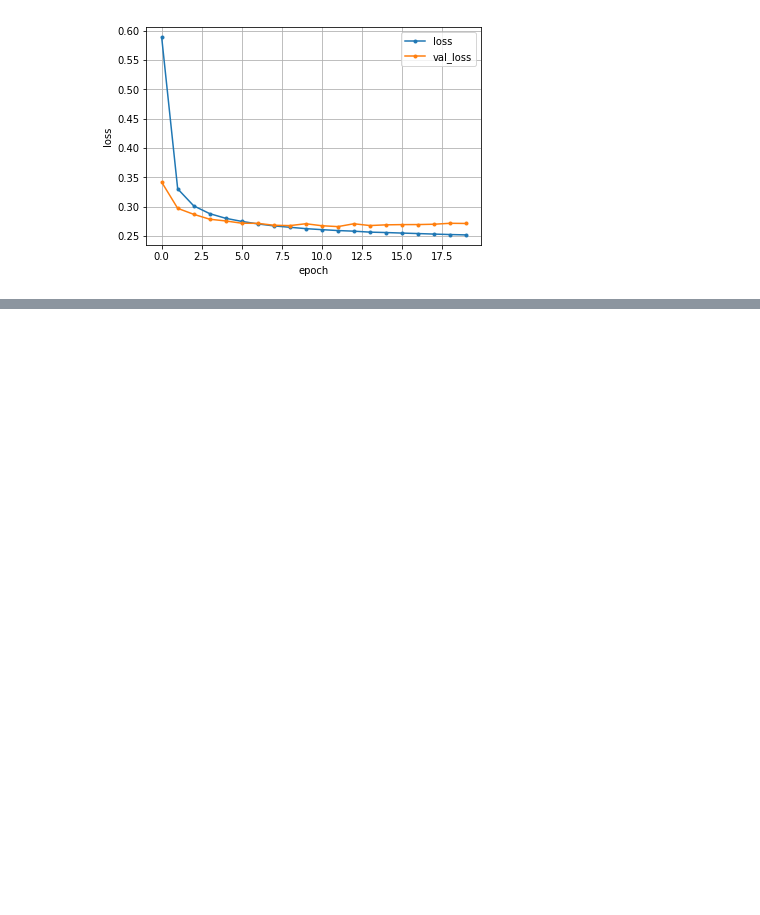
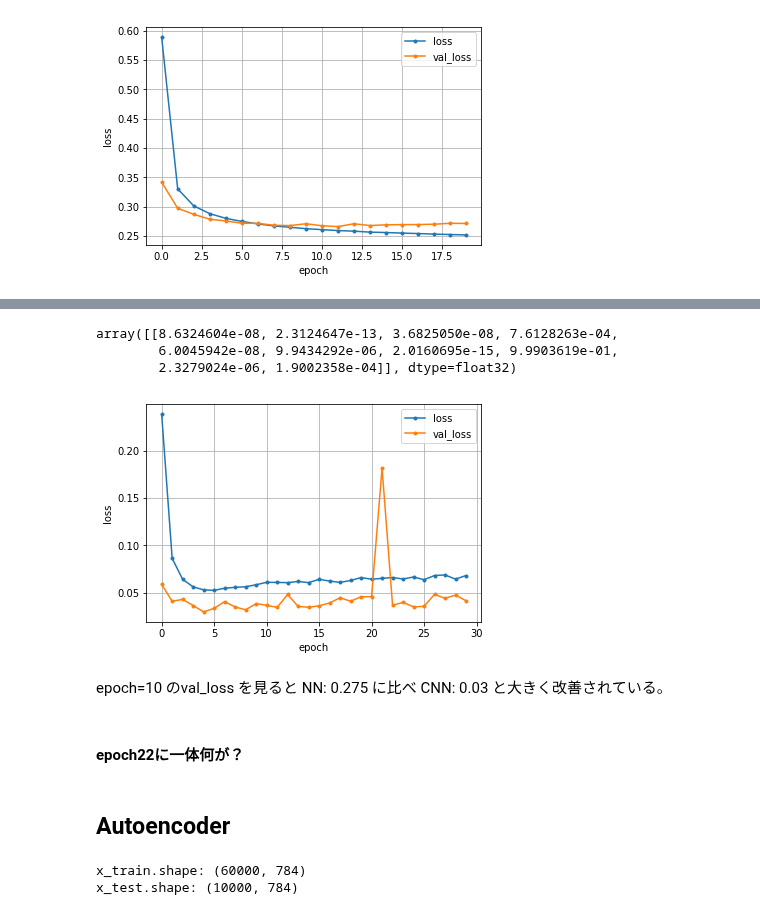
Before and after one commit to furukawa-laboratory/workout_report_2019, a Jupyter notebook: trainee/harada/モデル_常人/#99_Keras_チュートリアル.ipynb, the cells around one changed output, grey strips where cells are left out. Saved outputs shown, nothing was run; the diff lists cells and outputs as text; code cells hidden in the pictures; blank space fills up the shorter version.

```diff
--- a/trainee/harada/モデル_常人/#99_Keras_チュートリアル.ipynb
+++ b/trainee/harada/モデル_常人/#99_Keras_チュートリアル.ipynb
@@ -111,0 +115,3 @@ plt.show()
+# %%
+# MNIST データを読み込む
+(x_train, y_train), (x_test, y_test) = mnist.load_data()
@@ -111,0 +136,17 @@ plt.show()
+# %%
+
+# Dense : 第1引数で出力の次元数を指定します。
+# 入力の次元数はinput_shapeで指定します(指定しない場合は出力と同じ)
+model = Sequential()
+
+model.add(Conv2D(32, kernel_size=(3, 3), activation='relu', input_shape=(28, 28, 1)))
+model.add(Conv2D(64, (3, 3), activation='relu'))
+model.add(MaxPooling2D(pool_size=(2, 2)))
+model.add(Dropout(0.25))
+model.add(Flatten())
+model.add(Dense(128, activation='relu'))
+model.add(Dropout(0.5))
+model.add(Dense(10, activation='softmax'))
+
+# モデルをコンパイルする
+model.compile(loss = 'categorical_crossentropy', optimizer = 'rmsprop', metrics = ['accuracy'])
@@ -111,0 +160,6 @@ plt.show()
+# %%
+# 学習
+epochs = 30
+batch_size = 128
+history = model.fit(x_train, y_train, batch_size = batch_size,
+        epochs = epochs, verbose = 1, validation_data = (x_test, y_test))
@@ -111,0 +193,32 @@ plt.show()
+# %%
+model.predict(x_test[[0][:]])
+# %% [output]
+array([[8.6324604e-08, 2.3124647e-13, 3.6825050e-08, 7.6128263e-04,
+        6.0045942e-08, 9.9434292e-06, 2.0160695e-15, 9.9903619e-01,
+        2.3279024e-06, 1.9002358e-04]], dtype=float32)
+# %%
+import matplotlib.pyplot as plt
+%matplotlib inline
+
+loss     = history.history['loss']
+val_loss = history.history['val_loss']
+
+nb_epoch = len(loss)
+plt.plot(range(nb_epoch), loss, marker = '.', label = 'loss')
+plt.plot(range(nb_epoch), val_loss, marker = '.', label = 'val_loss')
+plt.legend(loc = 'best', fontsize = 10)
+plt.grid()
+plt.xlabel('epoch')
+plt.ylabel('loss')
+plt.show()
+# %% [output]
+[figure, added]
+# %% [markdown]
+epoch=10 のval_loss を見ると
+NN: 0.275 に比べ
+CNN: 0.03
+と大きく改善されている。
+# %% [markdown]
+#### epoch22に一体何が？
+# %% [markdown]
+## Autoencoder
@@ -111,0 +252,14 @@ plt.show()
+# %%
+from keras.datasets import mnist
+import numpy as np
+
+(x_train, _), (x_test, _) = mnist.load_data()
+x_train = x_train.astype('float32') / 255.
+x_test = x_test.astype('float32') / 255.
+x_train = x_train.reshape((len(x_train)), np.prod(x_train.shape[1:]))
+x_test = x_test.reshape((len(x_test), np.prod(x_test.shape[1:])))
+print('x_train.shape: {}'.format(x_train.shape))
+print('x_test.shape: {}'.format(x_test.shape))
+# %% [output]
+x_train.shape: (60000, 784)
+x_test.shape: (10000, 784)
```
Also changed, not shown: parts of 22 cells of this notebook.
